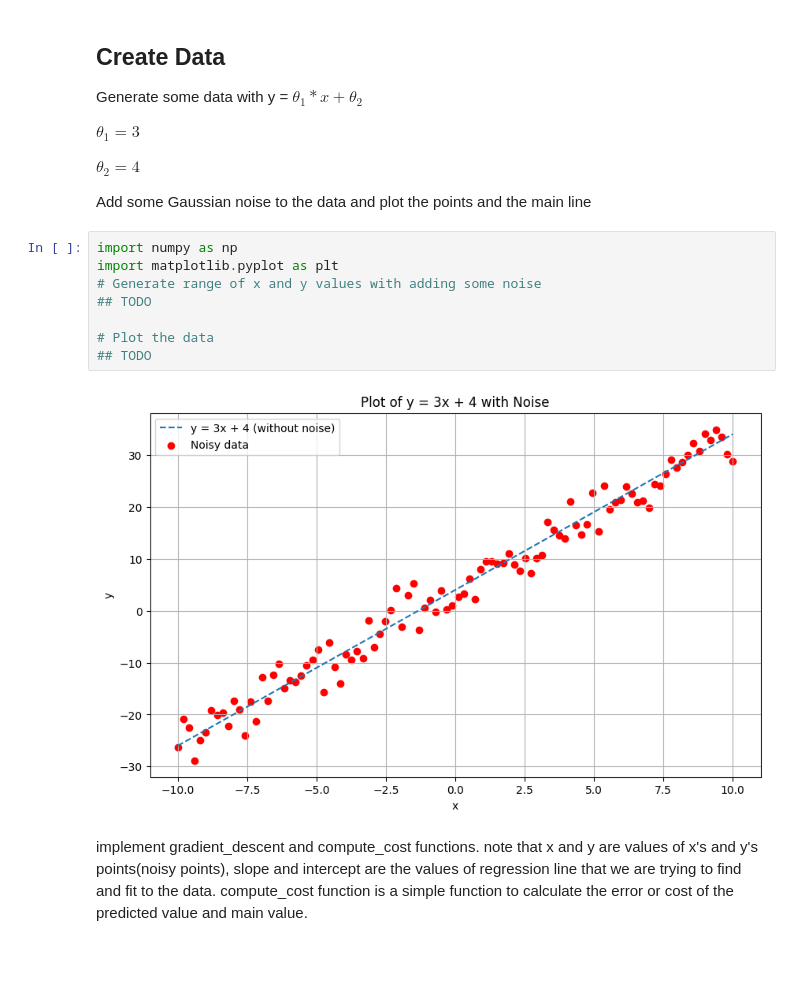
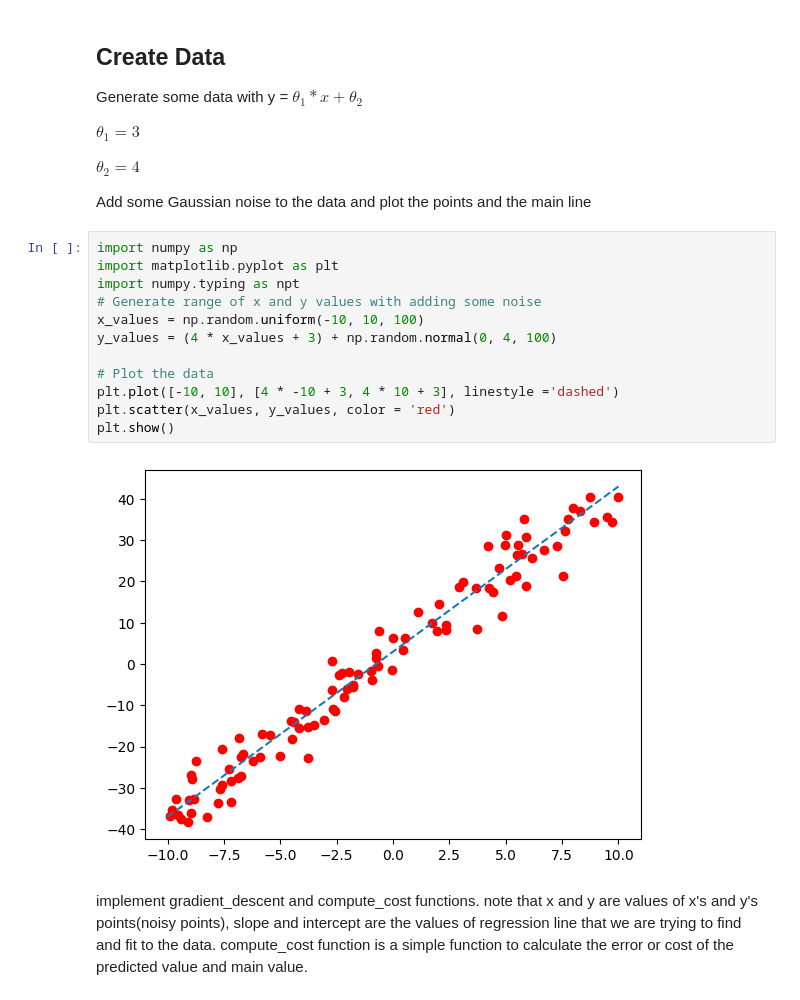
Before and after one commit to HirbodBehnam/Numerical-Computations-Assignments, a Jupyter notebook: P4/Gradinet descent.ipynb, the cells around one changed output. Drawn from its saved outputs; the diff is of its cells as text; blank space fills up the shorter version.

```diff
--- a/P4/Gradinet descent.ipynb
+++ b/P4/Gradinet descent.ipynb
@@ -29,13 +29,17 @@ Add some Gaussian noise to the data and plot the points and the main line
 # %%
 import numpy as np
 import matplotlib.pyplot as plt
+import numpy.typing as npt
 # Generate range of x and y values with adding some noise
-## TODO
+x_values = np.random.uniform(-10, 10, 100)
+y_values = (4 * x_values + 3) + np.random.normal(0, 4, 100)
 
 # Plot the data
-## TODO
+plt.plot([-10, 10], [4 * -10 + 3, 4 * 10 + 3], linestyle ='dashed')
+plt.scatter(x_values, y_values, color = 'red')
+plt.show()
 # %% [output]
-[figure, old version]
+[figure, new version]
 # %% [markdown]
 implement gradient_descent and compute_cost functions. note that x and y are values of x's and y's points(noisy points), slope and intercept are the values of regression line that we are trying to find and fit to the data.
 compute_cost function is a simple function to calculate the error or cost of the predicted value and main value.
```
Also changed, not shown: parts of 6 cells of this notebook.
